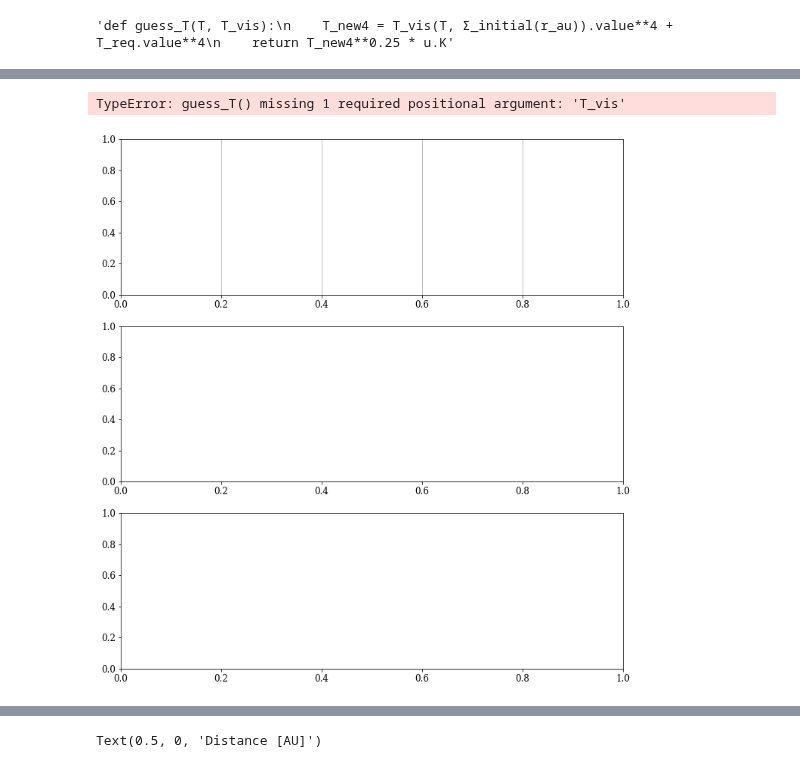
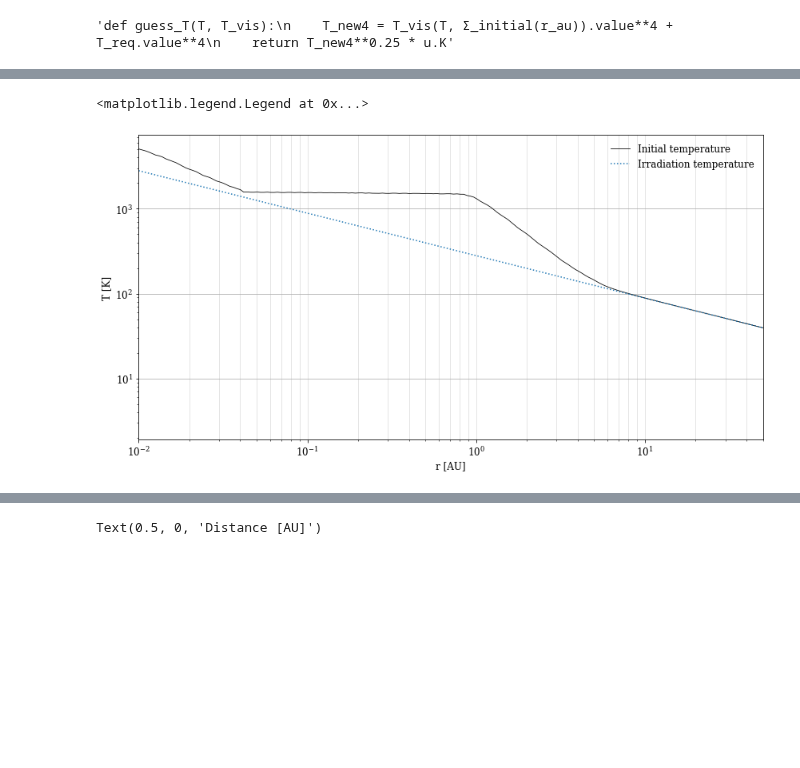
Before and after one commit to agent031/bachelor_code, a Jupyter notebook: Testing_values_T0/combined_temp_strongDW.ipynb, the cells around one changed output, grey strips where cells are left out. Drawn from its saved outputs; the diff is of its cells as text; code cells hidden in the pictures; blank space fills up the shorter version.

```diff
--- a/Testing_values_T0/combined_temp_strongDW.ipynb
+++ b/Testing_values_T0/combined_temp_strongDW.ipynb
@@ -261,49 +257,17 @@ $2800 \; \mathrm{K}$
-# %%
-# Opacity check
-fig, axs = plt.subplots(3,1, figsize = (12,13))
-axs[0].grid(which = 'both', axis='x')
-
-T0 = T_req
-T_list2 = [T_req]
-for i in range(500):
-    T_new = guess_T(T_list[-1])
-    if i < 5:
-        T_new[T_new > 2800 * u.K] = 2800 *u.K
-    T_damp = (0.5*(T_list[-1]**4 + T_new**4))**0.25
-    T_list.append(T_damp)
-
-for i, T in enumerate(T_list[1:]):
-    if i < 5:
-        axs[0].loglog(r_au, T, label = f'T, it. {i+1}')
-axs[0].loglog(r, T_list[-1], c='black', label = f'Last iteration ({i})', ls='--')
-axs[0].loglog(r, T_req, label = 'T Irradiation')
-axs[0].set(ylabel = 'T [K]', xlabel = 'r [AU]', ylim = (1, 1e4))
-axs[0].legend(frameon =True)
-
-axs[1].grid(which = 'both', axis='x')
-for i, T in enumerate(T_list[1:]):
-    if i < 5:
-        axs[1].loglog(r, tau_R(T, Σ_initial(r_au)), label = f'$τ_R$, it. {i+1}', ls = ':')
-    #axs[1].loglog(r, tau_P(tau_R(T, Σ_initial(r_au))), label = f'$τ_P(τ_R)$, it. {i+1}')
-        axs[1].loglog(r, (3/8 * tau_R(T, Σ_initial(r_au)) + 0.5 * tau_P(tau_R(T, Σ_initial(r_au)))**(-1)), label = 'Comp.\n'+f'it. {i+1}')
-#axs[1].axhline(0.5, c='grey', label = 'τ_P_{min}')
-#axs[1].loglog(r, T_list[-1], c='black', label = 'Last iteration')
-axs[1].set(ylabel = 'Opacity [unitless]', xlabel = 'r [AU]', ylim = (1e-4, 1e8))
-axs[1].legend(frameon = False, ncol = 3)
-
-
-axs[2].grid(which = 'both', axis='x')
-for i, T in enumerate(T_list):
-    if i < 5:
-        axs[2].loglog(r, F_rad_strongDW(Σ_initial(r_au), c_s2(T)), label = 'F_rad,'+f' it. {i+1}')
-axs[2].loglog(r, F_rad_strongDW(Σ_initial(r_au), c_s2(T_list[-1])), c='black', label = f'Last iteration ({i})', ls='--')
-axs[2].set(ylabel = '$F_{rad}$ [$W/m2$]', xlabel = 'r [AU]', ylim = (1e-20, 1e9))
-axs[2].axhline((sigma_sb*(280 *u.K)**4).value, alpha = 0.7, ls = '--', c = 'black', label = '$\sigma_{SB}(280K)^4$')
-axs[2].legend(frameon = False)
-#plt.subplots_adjust(wspace=0, hspace=1e-3)
-# %% [output]
-TypeError: guess_T() missing 1 required positional argument: 'T_vis'
-[figure, removed]
+# %%
+fig, axs = plt.subplots(figsize = (14,7))
+axs.grid(which = 'major', axis= 'y')
+axs.grid(which = 'both', axis= 'x', alpha = 0.4)
+
+axs.loglog(r_au, T_list[-1], c= 'black', lw = 0.8, label = 'Initial temperature')
+axs.loglog(r_au, T_req, label = 'Irradiation temperature', ls =':')
+
+
+axs.set(ylabel = 'T [K]', xlabel = 'r [AU]', xlim = (0.01, 50))
+axs.legend(frameon = False)
+# %% [output]
+<matplotlib.legend.Legend at 0x...>
+[figure, added]
 # %%
 T0 = T_req
 T = [T_req]
```
Also changed, not shown: parts of 6 cells of this notebook, 7 other files.
